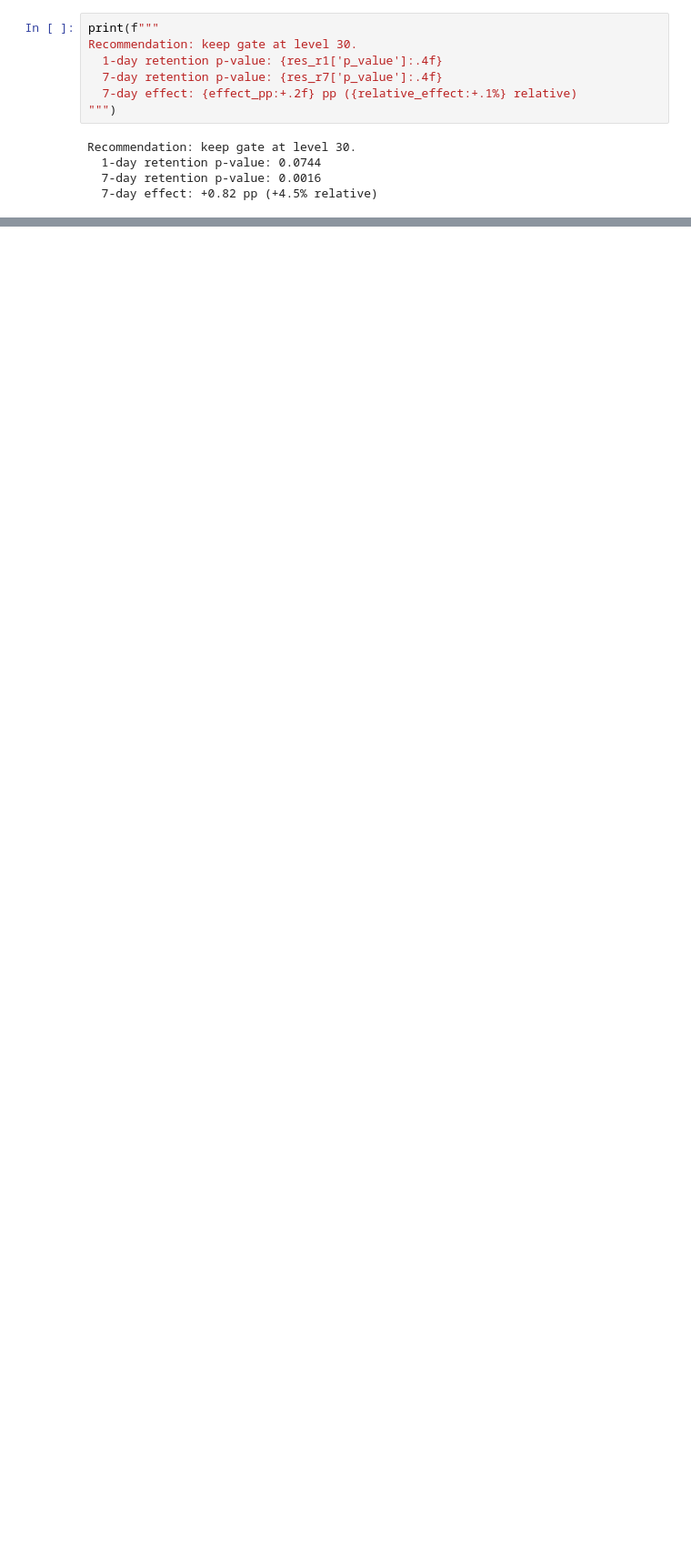
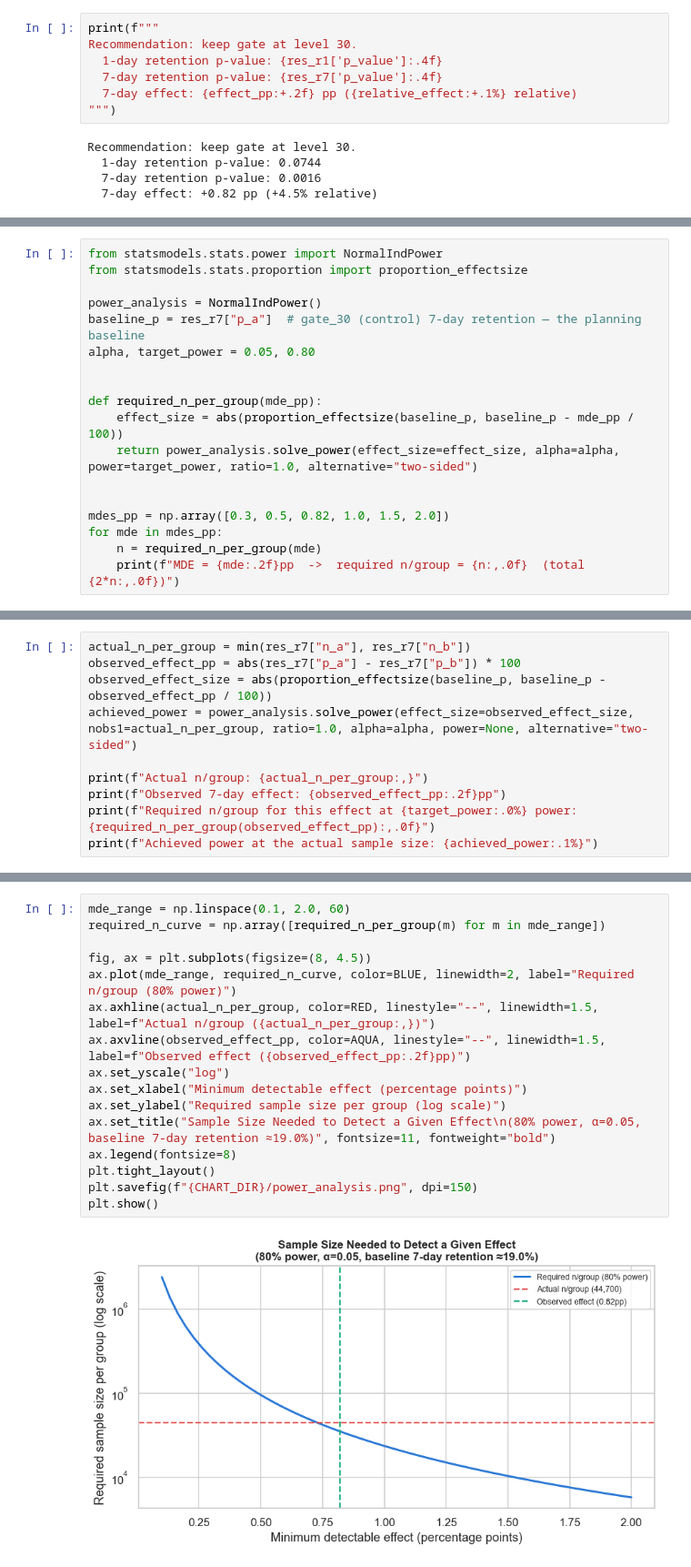
Before and after one commit to wen11235/data-portfolio, a Jupyter notebook: projects/06-ab-testing/notebooks/analysis.ipynb, the cells around one changed output, grey strips where cells are left out. Shown at 91% size. Cells and saved outputs as stored; diff of their text form; blank space fills up the shorter version.

```diff
--- a/projects/06-ab-testing/notebooks/analysis.ipynb
+++ b/projects/06-ab-testing/notebooks/analysis.ipynb
@@ -269,0 +279,18 @@ Recommendation: keep gate at level 30.
+# %%
+from statsmodels.stats.power import NormalIndPower
+from statsmodels.stats.proportion import proportion_effectsize
+
+power_analysis = NormalIndPower()
+baseline_p = res_r7["p_a"]  # gate_30 (control) 7-day retention — the planning baseline
+alpha, target_power = 0.05, 0.80
+
+
+def required_n_per_group(mde_pp):
+    effect_size = abs(proportion_effectsize(baseline_p, baseline_p - mde_pp / 100))
+    return power_analysis.solve_power(effect_size=effect_size, alpha=alpha, power=target_power, ratio=1.0, alternative="two-sided")
+
+
+mdes_pp = np.array([0.3, 0.5, 0.82, 1.0, 1.5, 2.0])
+for mde in mdes_pp:
+    n = required_n_per_group(mde)
+    print(f"MDE = {mde:.2f}pp  ->  required n/group = {n:,.0f}  (total {2*n:,.0f})")
@@ -269,0 +309,10 @@ Recommendation: keep gate at level 30.
+# %%
+actual_n_per_group = min(res_r7["n_a"], res_r7["n_b"])
+observed_effect_pp = abs(res_r7["p_a"] - res_r7["p_b"]) * 100
+observed_effect_size = abs(proportion_effectsize(baseline_p, baseline_p - observed_effect_pp / 100))
+achieved_power = power_analysis.solve_power(effect_size=observed_effect_size, nobs1=actual_n_per_group, ratio=1.0, alpha=alpha, power=None, alternative="two-sided")
+
+print(f"Actual n/group: {actual_n_per_group:,}")
+print(f"Observed 7-day effect: {observed_effect_pp:.2f}pp")
+print(f"Required n/group for this effect at {target_power:.0%} power: {required_n_per_group(observed_effect_pp):,.0f}")
+print(f"Achieved power at the actual sample size: {achieved_power:.1%}")
@@ -269,0 +331,18 @@ Recommendation: keep gate at level 30.
+# %%
+mde_range = np.linspace(0.1, 2.0, 60)
+required_n_curve = np.array([required_n_per_group(m) for m in mde_range])
+
+fig, ax = plt.subplots(figsize=(8, 4.5))
+ax.plot(mde_range, required_n_curve, color=BLUE, linewidth=2, label="Required n/group (80% power)")
+ax.axhline(actual_n_per_group, color=RED, linestyle="--", linewidth=1.5, label=f"Actual n/group ({actual_n_per_group:,})")
+ax.axvline(observed_effect_pp, color=AQUA, linestyle="--", linewidth=1.5, label=f"Observed effect ({observed_effect_pp:.2f}pp)")
+ax.set_yscale("log")
+ax.set_xlabel("Minimum detectable effect (percentage points)")
+ax.set_ylabel("Required sample size per group (log scale)")
+ax.set_title("Sample Size Needed to Detect a Given Effect\n(80% power, α=0.05, baseline 7-day retention ≈19.0%)", fontsize=11, fontweight="bold")
+ax.legend(fontsize=8)
+plt.tight_layout()
+plt.savefig(f"{CHART_DIR}/power_analysis.png", dpi=150)
+plt.show()
+# %% [output]
+[figure, added]
```
Also changed, not shown: parts of 6 cells of this notebook, 4 other files.
